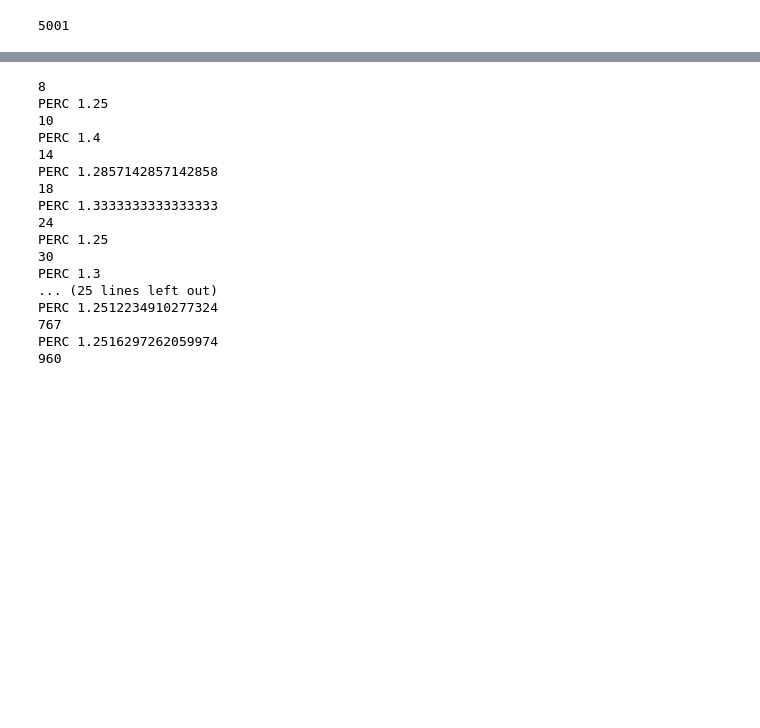
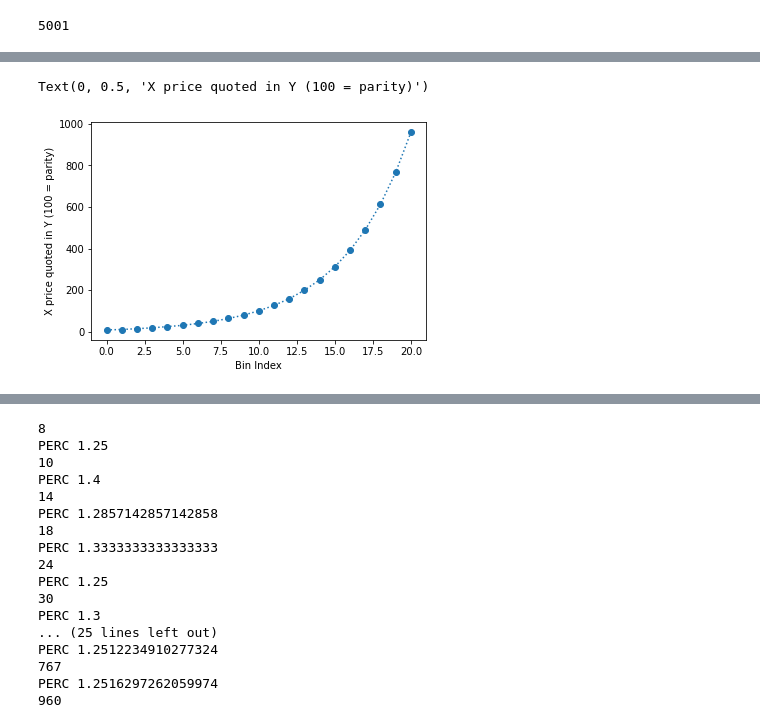
Before and after one commit to jat9292/fhe-cfmm, a Jupyter notebook: CLMM_Bin_Math.ipynb, the cells around one changed output, grey strips where cells are left out. Cells and saved outputs as stored; diff of their text form; code cells hidden in the pictures; blank space fills up the shorter version.

```diff
--- a/CLMM_Bin_Math.ipynb
+++ b/CLMM_Bin_Math.ipynb
@@ -133,3 +133,12 @@ balBPair  318624n
 83647-78646
 # %% [output]
 5001
+# %%
+Lnew=[]
+for binIndex in range(21):
+    new =  int(  ((100*(5**binIndex))//(4**binIndex)) // ( (5**10)//(4**10) ) -3 )
+    if binIndex>0:
+        print("PERC" , new/old)
+    print( new)
+    old = new
+    Lnew.append(new)
@@ -135,0 +163,8 @@ balBPair  318624n
+# %%
+from matplotlib import pyplot as plt
+plt.plot(Lnew,'o', linestyle=':')
+plt.xlabel("Bin Index")
+plt.ylabel("X price quoted in Y (100 = parity)")
+# %% [output]
+Text(0, 0.5, 'X price quoted in Y (100 = parity)')
+[figure, added]
```
Also changed, not shown: parts of 2 cells of this notebook, 1 other file.
